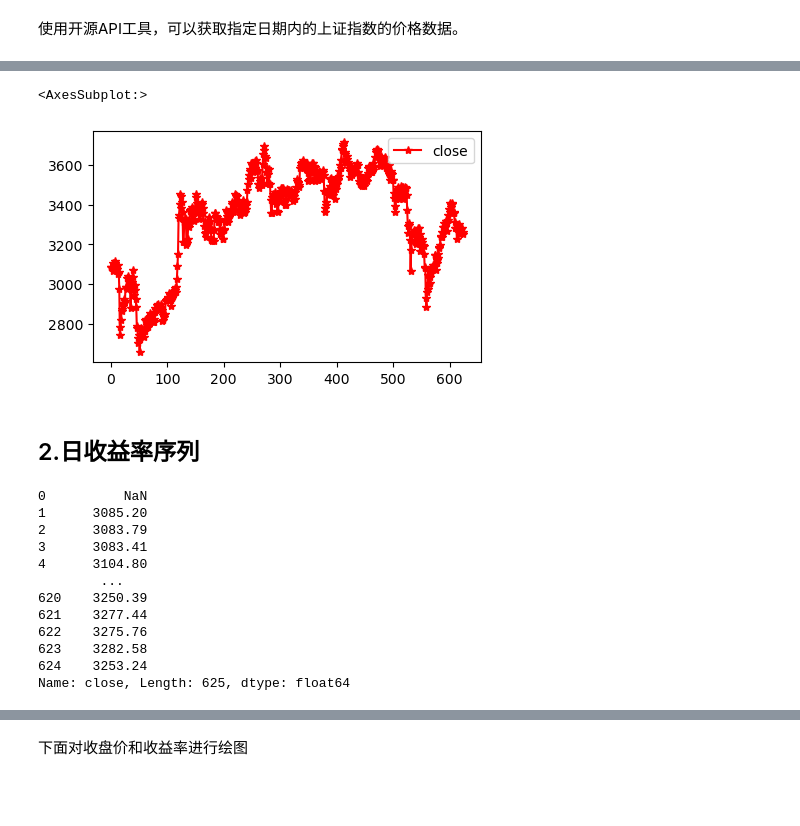
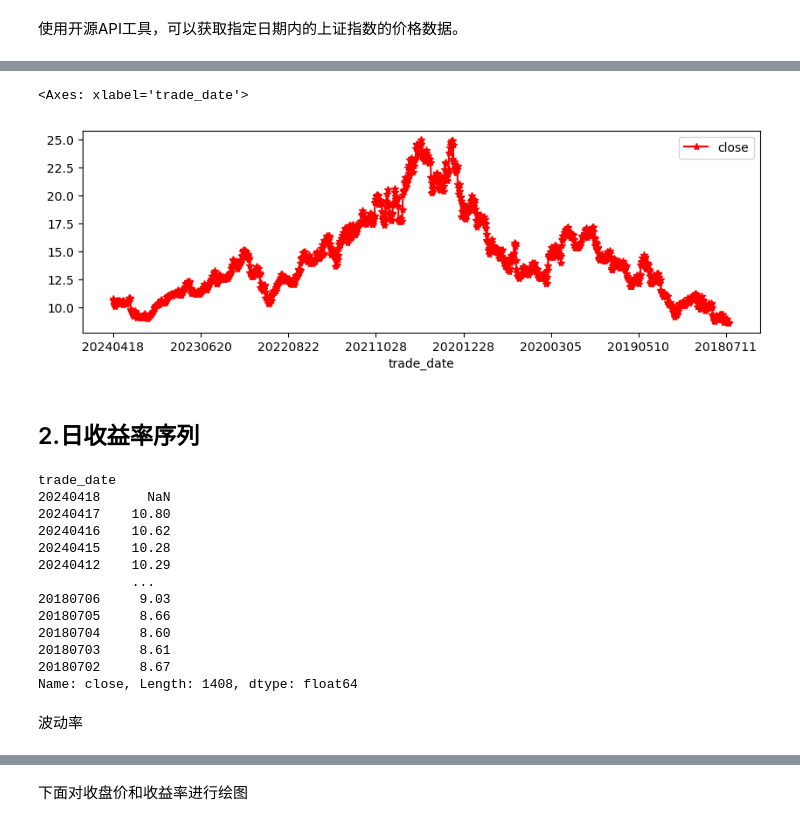
Before and after one commit to xianghancao/Eoconometric-Practice-by-Python, a Jupyter notebook: 6_自回归AR模型的Python应用/实验作业-有效市场假说.ipynb, the cells around one changed output, grey strips where cells are left out. Drawn from its saved outputs; the diff is of its cells as text; code cells hidden in the pictures; blank space fills up the shorter version.

```diff
--- a/6_自回归AR模型的Python应用/实验作业-有效市场假说.ipynb
+++ b/6_自回归AR模型的Python应用/实验作业-有效市场假说.ipynb
@@ -29,6 +29,6 @@
 # %% [markdown]
 使用开源API工具，可以获取指定日期内的上证指数的价格数据。
 # %%
-import tushare as ts
-raw_data = ts.get_k_data(code='sh', start='2010-01-01', end='2022-08-01')
-raw_data
+import tushare
+tushare.set_token(token='95a929d8f6e5e25cc92f81cdab9c6e809b5507664c01bf6b5e3c3645')
+pro = tushare.pro_api()
@@ -49,0 +35,3 @@ raw_data
+# %%
+raw_data = pro.daily(ts_code='000001.SZ', start_date='20180701', end_date='20240418')
+raw_data.index = raw_data['trade_date']
@@ -50,25 +55,26 @@ raw_data
 # %%
-raw_data['close'].plot(figsize=(5,3), legend=True, color='red', marker='*')
+raw_data['close'].plot(figsize=(10,3), legend=True, color='red', marker='*')
 # %% [output]
-<AxesSubplot:>
+<Axes: xlabel='trade_date'>
-[figure, old version]
+[figure, new version]
 # %% [markdown]
 ## 2.日收益率序列
 # %%
 raw_data['close'].shift(1)
 # %% [output]
-0          NaN
-1      3085.20
-2      3083.79
-3      3083.41
-4      3104.80
-        ...
-620    3250.39
-621    3277.44
-622    3275.76
-623    3282.58
-624    3253.24
-Name: close, Length: 625, dtype: float64
+trade_date
+20240418      NaN
+20240417    10.80
+20240416    10.62
+20240415    10.28
+20240412    10.29
+            ...
+20180706     9.03
+20180705     8.66
+20180704     8.60
+20180703     8.61
+20180702     8.67
+Name: close, Length: 1408, dtype: float64
 # %%
 import pandas as pd
 data = pd.DataFrame()
@@ -85,0 +94,2 @@ data['week_return'] = (data['close']-data['lastweek_close'])/data['lastweek_clos
+# %% [markdown]
+波动率
```
Also changed, not shown: parts of 9 cells of this notebook, 34 other files.
